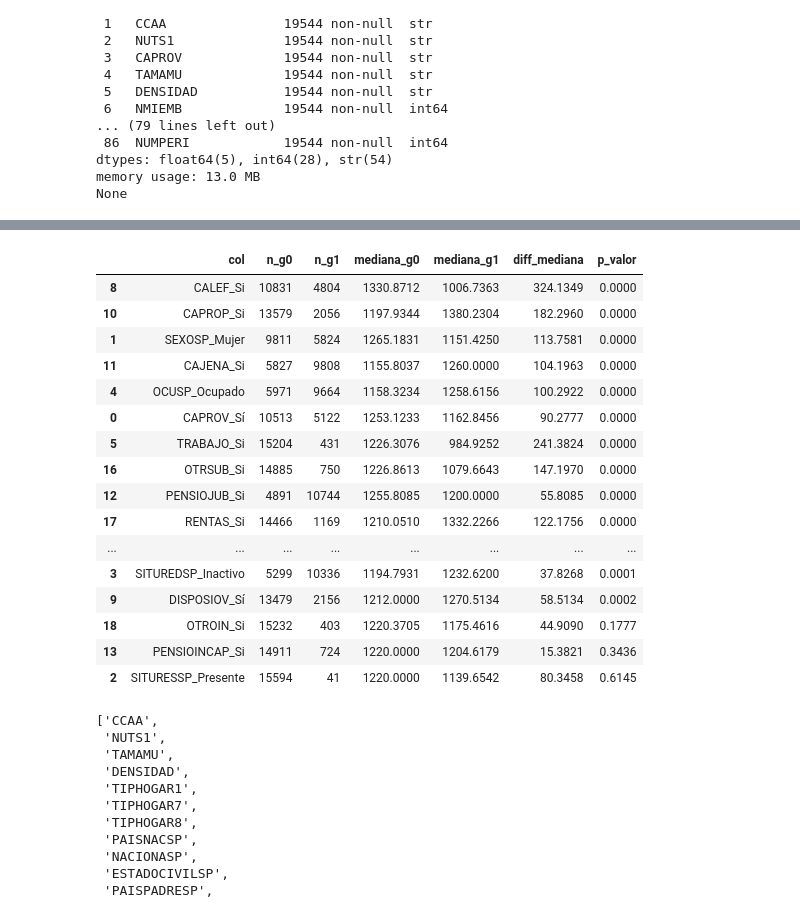
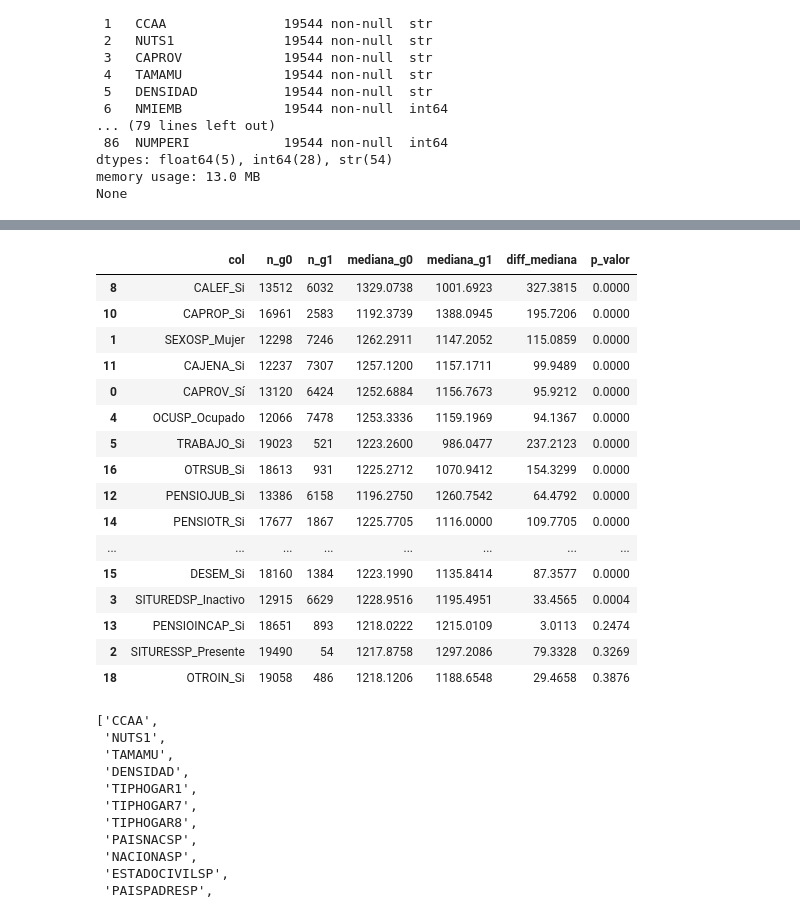
Before and after one commit to mariot11/ML_ConsumoEnergia, a Jupyter notebook: notebooks/03_limpiezaEDA2 (Copiar).ipynb, the cells around one changed output, grey strips where cells are left out. Cells and saved outputs as stored; diff of their text form; code cells hidden in the pictures.

```diff
--- a/notebooks/03_limpiezaEDA2 (Copiar).ipynb
+++ b/notebooks/03_limpiezaEDA2 (Copiar).ipynb
@@ -39,21 +39,12 @@ Data columns (total 87 columns):
 dtypes: float64(5), int64(28), str(54)
 memory usage: 13.0 MB
 None
-# %%
-train_set, test_set = train_test_split(df_gasto_energetico, test_size=0.2, random_state=42)
-target = "GASTO_SUMINISTROS"
-
-X_train = train_set.drop(columns=[target]).copy()
-y_train = train_set[target].copy()
-
-X_test = test_set.drop(columns=[target]).copy()
-y_test = test_set[target].copy()
 # %%
-no_num = train_set.select_dtypes(exclude="number").columns.tolist()
+no_num = df_gasto_energetico.select_dtypes(exclude="number").columns.tolist()
 
 no_num_binary = [
     col for col in no_num
-    if train_set[col].nunique(dropna=False) == 2
+    if df_gasto_energetico[col].nunique(dropna=False) == 2
 ]
 
 bin_pipeline = Pipeline(steps=[
@@ -65,14 +56,14 @@ bin_pipeline = Pipeline(steps=[
     )),
 ])
 
-X_train_bin = bin_pipeline.fit_transform(train_set[no_num_binary])
+X_train_bin = bin_pipeline.fit_transform(df_gasto_energetico[no_num_binary])
 
 cols_bin_out = bin_pipeline.get_feature_names_out(no_num_binary)
-df_train_bin = pd.DataFrame(X_train_bin, columns=cols_bin_out, index=train_set.index)
+df_train_bin = pd.DataFrame(X_train_bin, columns=cols_bin_out, index=df_gasto_energetico.index)
 
 #print(df_train_bin.head().to_string())
-train_set_with_bin = train_set.drop(columns=no_num_binary).copy()
-train_set_with_bin = pd.concat([train_set_with_bin, df_train_bin], axis=1)
-train_set_with_bin.head()
+df_gasto_energetico_with_bin = df_gasto_energetico.drop(columns=no_num_binary).copy()
+df_gasto_energetico_with_bin = pd.concat([df_gasto_energetico_with_bin, df_train_bin], axis=1)
+df_gasto_energetico_with_bin.head()
 # %% [output]
 |  | GASTO_SUMINISTROS | CCAA | NUTS1 | TAMAMU | DENSIDAD | NMIEMB | NMIEM1 | NMIEM2 | NMIEM3 | NMIEM4 | ... |
@@ -84,6 +75,6 @@ train_set_with_bin.head()
 5 rows × 87 columns
 # %%
-num_cols = train_set_with_bin.select_dtypes(include="number").columns.tolist()
+num_cols = df_gasto_energetico_with_bin.select_dtypes(include="number").columns.tolist()
 tam_bloque = 18
 
 for inicio in range(0, len(num_cols), tam_bloque):
@@ -95,7 +86,7 @@ for inicio in range(0, len(num_cols), tam_bloque):
     axes = axes.ravel()
 
     for i, col in enumerate(bloque):
-        axes[i].hist(train_set_with_bin[col].dropna(), bins=100)
+        axes[i].hist(df_gasto_energetico_with_bin[col].dropna(), bins=100)
         axes[i].set_title(col, fontsize=11)
         axes[i].tick_params(axis="both", labelsize=9)
 
@@ -115,7 +106,7 @@ for inicio in range(0, len(num_cols), tam_bloque):
 resultados = []
 
 for col in num_cols:
-    if col == target:
+    if col == "GASTO_SUMINISTROS":
         resultados.append({
             "variable": col,
             "pearson": 1.0,
@@ -126,11 +117,11 @@ for col in num_cols:
         continue
 
     # Filtramos pares sin NaN para evitar errores en scipy.stats
-    sub = train_set_with_bin[[col, target]].dropna()
+    sub = df_gasto_energetico_with_bin[[col, "GASTO_SUMINISTROS"]].dropna()
 
     if len(sub) > 2 and sub[col].nunique() > 1:
-        r_p, p_p = stats.pearsonr(sub[col], sub[target])
-        r_s, p_s = stats.spearmanr(sub[col], sub[target])
+        r_p, p_p = stats.pearsonr(sub[col], sub["GASTO_SUMINISTROS"])
+        r_s, p_s = stats.spearmanr(sub[col], sub["GASTO_SUMINISTROS"])
     else:
         r_p, p_p, r_s, p_s = np.nan, np.nan, np.nan, np.nan
 
@@ -213,42 +204,42 @@ train_set_with_bin[num_cols].corr(method= "spearman").iloc[1:23, 1:23]
 # %%
 def evaluar_binarias_mw(df: pd.DataFrame, cols_bin: list[str], target: str = "GASTO_SUMINISTROS") -> pd.DataFrame:
     filas = []
     for col in cols_bin:
         sub = df[[col, target]].dropna()
         vals = sub[col].unique()
         if len(vals) != 2:
             continue
         g0 = sub.loc[sub[col] == vals[0], target]
         g1 = sub.loc[sub[col] == vals[1], target]
         _, p_val = mannwhitneyu(g0, g1, alternative="two-sided")
         filas.append({
             "col": col,
             "n_g0": len(g0),
             "n_g1": len(g1),
             "mediana_g0": g0.median(),
             "mediana_g1": g1.median(),
             "diff_mediana": abs(g1.median() - g0.median()),
             "p_valor": p_val,
         })
     return pd.DataFrame(filas).sort_values("p_valor")
 
-evaluar_binarias_mw(train_set_with_bin, cols_bin_out).round(4)
+evaluar_binarias_mw(df_gasto_energetico_with_bin, cols_bin_out).round(4)
 # %% [output]
 |  | col | n_g0 | n_g1 | mediana_g0 | mediana_g1 | diff_mediana | p_valor |
-| 8 | CALEF_Si | 10831 | 4804 | 1330.8712 | 1006.7363 | 324.1349 | 0.0000 |
-| 10 | CAPROP_Si | 13579 | 2056 | 1197.9344 | 1380.2304 | 182.2960 | 0.0000 |
-| 1 | SEXOSP_Mujer | 9811 | 5824 | 1265.1831 | 1151.4250 | 113.7581 | 0.0000 |
-| 11 | CAJENA_Si | 5827 | 9808 | 1155.8037 | 1260.0000 | 104.1963 | 0.0000 |
-| 4 | OCUSP_Ocupado | 5971 | 9664 | 1158.3234 | 1258.6156 | 100.2922 | 0.0000 |
-| 0 | CAPROV_Sí | 10513 | 5122 | 1253.1233 | 1162.8456 | 90.2777 | 0.0000 |
-| 5 | TRABAJO_Si | 15204 | 431 | 1226.3076 | 984.9252 | 241.3824 | 0.0000 |
-| 16 | OTRSUB_Si | 14885 | 750 | 1226.8613 | 1079.6643 | 147.1970 | 0.0000 |
-| 12 | PENSIOJUB_Si | 4891 | 10744 | 1255.8085 | 1200.0000 | 55.8085 | 0.0000 |
-| 17 | RENTAS_Si | 14466 | 1169 | 1210.0510 | 1332.2266 | 122.1756 | 0.0000 |
+| 8 | CALEF_Si | 13512 | 6032 | 1329.0738 | 1001.6923 | 327.3815 | 0.0000 |
+| 10 | CAPROP_Si | 16961 | 2583 | 1192.3739 | 1388.0945 | 195.7206 | 0.0000 |
+| 1 | SEXOSP_Mujer | 12298 | 7246 | 1262.2911 | 1147.2052 | 115.0859 | 0.0000 |
+| 11 | CAJENA_Si | 12237 | 7307 | 1257.1200 | 1157.1711 | 99.9489 | 0.0000 |
+| 0 | CAPROV_Sí | 13120 | 6424 | 1252.6884 | 1156.7673 | 95.9212 | 0.0000 |
+| 4 | OCUSP_Ocupado | 12066 | 7478 | 1253.3336 | 1159.1969 | 94.1367 | 0.0000 |
+| 5 | TRABAJO_Si | 19023 | 521 | 1223.2600 | 986.0477 | 237.2123 | 0.0000 |
+| 16 | OTRSUB_Si | 18613 | 931 | 1225.2712 | 1070.9412 | 154.3299 | 0.0000 |
+| 12 | PENSIOJUB_Si | 13386 | 6158 | 1196.2750 | 1260.7542 | 64.4792 | 0.0000 |
+| 14 | PENSIOTR_Si | 17677 | 1867 | 1225.7705 | 1116.0000 | 109.7705 | 0.0000 |
 | ... | ... | ... | ... | ... | ... | ... | ... |
-| 3 | SITUREDSP_Inactivo | 5299 | 10336 | 1194.7931 | 1232.6200 | 37.8268 | 0.0001 |
-| 9 | DISPOSIOV_Sí | 13479 | 2156 | 1212.0000 | 1270.5134 | 58.5134 | 0.0002 |
-| 18 | OTROIN_Si | 15232 | 403 | 1220.3705 | 1175.4616 | 44.9090 | 0.1777 |
-| 13 | PENSIOINCAP_Si | 14911 | 724 | 1220.0000 | 1204.6179 | 15.3821 | 0.3436 |
-| 2 | SITURESSP_Presente | 15594 | 41 | 1220.0000 | 1139.6542 | 80.3458 | 0.6145 |
+| 15 | DESEM_Si | 18160 | 1384 | 1223.1990 | 1135.8414 | 87.3577 | 0.0000 |
+| 3 | SITUREDSP_Inactivo | 12915 | 6629 | 1228.9516 | 1195.4951 | 33.4565 | 0.0004 |
+| 13 | PENSIOINCAP_Si | 18651 | 893 | 1218.0222 | 1215.0109 | 3.0113 | 0.2474 |
+| 2 | SITURESSP_Presente | 19490 | 54 | 1217.8758 | 1297.2086 | 79.3328 | 0.3269 |
+| 18 | OTROIN_Si | 19058 | 486 | 1218.1206 | 1188.6548 | 29.4658 | 0.3876 |
 # %%
```
Also changed, not shown: parts of 21 cells of this notebook, 3 other files.
